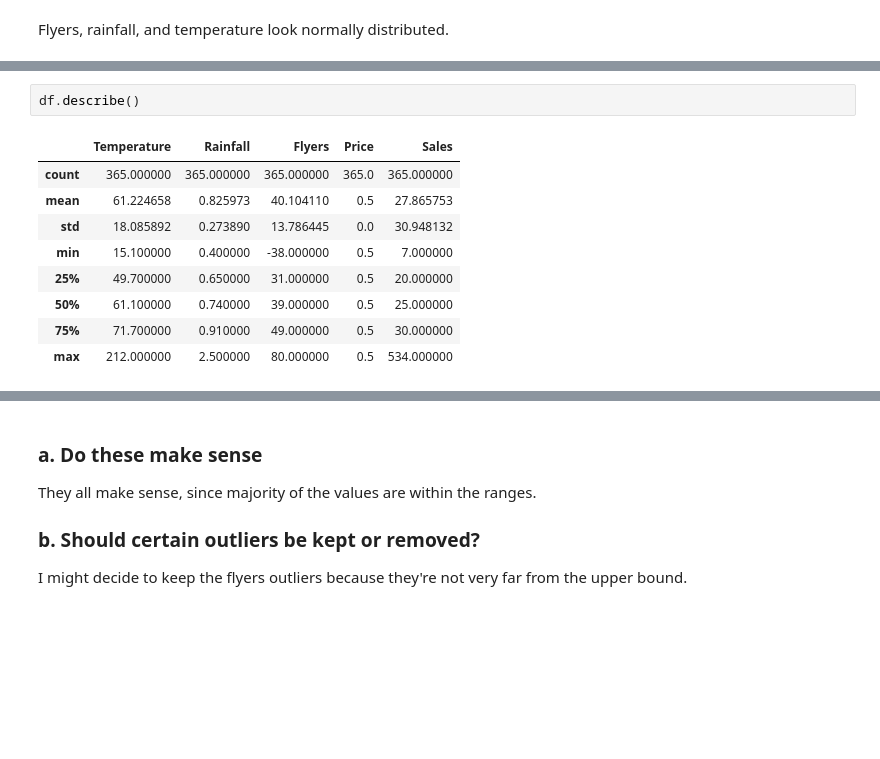
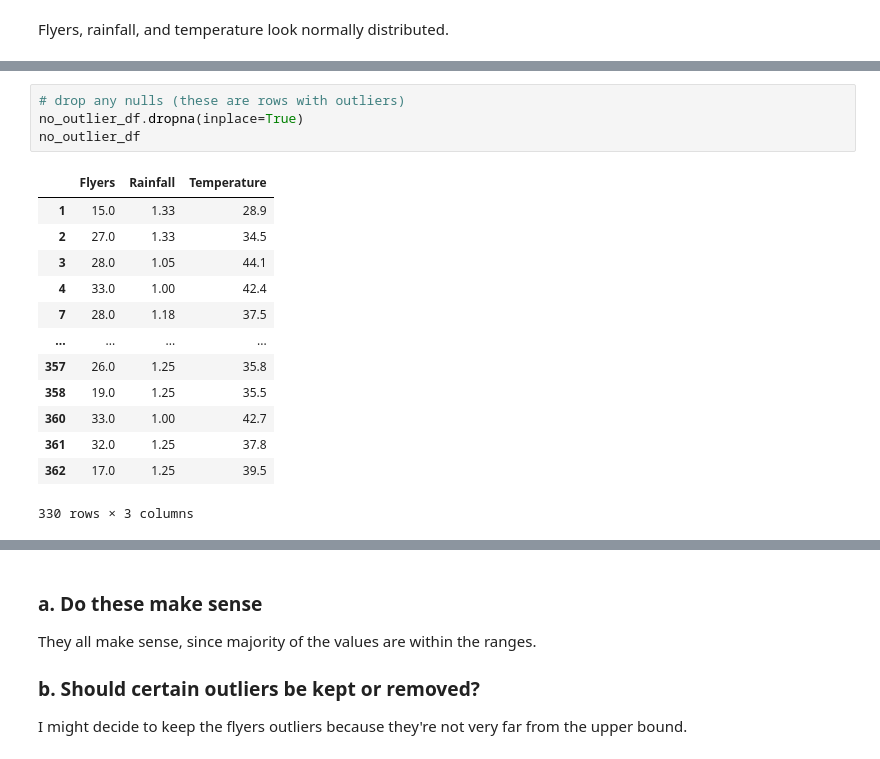
Before and after one commit to wheelerjoshua/anomaly-detection-exercises, a Jupyter notebook: continuous_probabilistic_methods.ipynb, the cells around one changed output, grey strips where cells are left out. Drawn from its saved outputs; the diff is of its cells as text; blank space fills up the shorter version.

```diff
--- a/continuous_probabilistic_methods.ipynb
+++ b/continuous_probabilistic_methods.ipynb
@@ -134,15 +144,21 @@ Rainfall two sigma range: 0.27819206870001834 - 1.3737531367794353
 Temperature Standard Deviation: 18.08589229830261
 Temperature two sigma range: 25.052872937641396 - 97.39644213085184
 2 Sigma Rule: 97%
-# %%
-df.describe()
-# %% [output]
-|  | Temperature | Rainfall | Flyers | Price | Sales |
-| count | 365.000000 | 365.000000 | 365.000000 | 365.0 | 365.000000 |
-| mean | 61.224658 | 0.825973 | 40.104110 | 0.5 | 27.865753 |
-| std | 18.085892 | 0.273890 | 13.786445 | 0.0 | 30.948132 |
-| min | 15.100000 | 0.400000 | -38.000000 | 0.5 | 7.000000 |
-| 25% | 49.700000 | 0.650000 | 31.000000 | 0.5 | 20.000000 |
-| 50% | 61.100000 | 0.740000 | 39.000000 | 0.5 | 25.000000 |
-| 75% | 71.700000 | 0.910000 | 49.000000 | 0.5 | 30.000000 |
-| max | 212.000000 | 2.500000 | 80.000000 | 0.5 | 534.000000 |
+# %%
+# drop any nulls (these are rows with outliers)
+no_outlier_df.dropna(inplace=True)
+no_outlier_df
+# %% [output]
+|  | Flyers | Rainfall | Temperature |
+| 1 | 15.0 | 1.33 | 28.9 |
+| 2 | 27.0 | 1.33 | 34.5 |
+| 3 | 28.0 | 1.05 | 44.1 |
+| 4 | 33.0 | 1.00 | 42.4 |
+| 7 | 28.0 | 1.18 | 37.5 |
+| ... | ... | ... | ... |
+| 357 | 26.0 | 1.25 | 35.8 |
+| 358 | 19.0 | 1.25 | 35.5 |
+| 360 | 33.0 | 1.00 | 42.7 |
+| 361 | 32.0 | 1.25 | 37.8 |
+| 362 | 17.0 | 1.25 | 39.5 |
+330 rows × 3 columns
```
Also changed, not shown: parts of 6 cells of this notebook.
